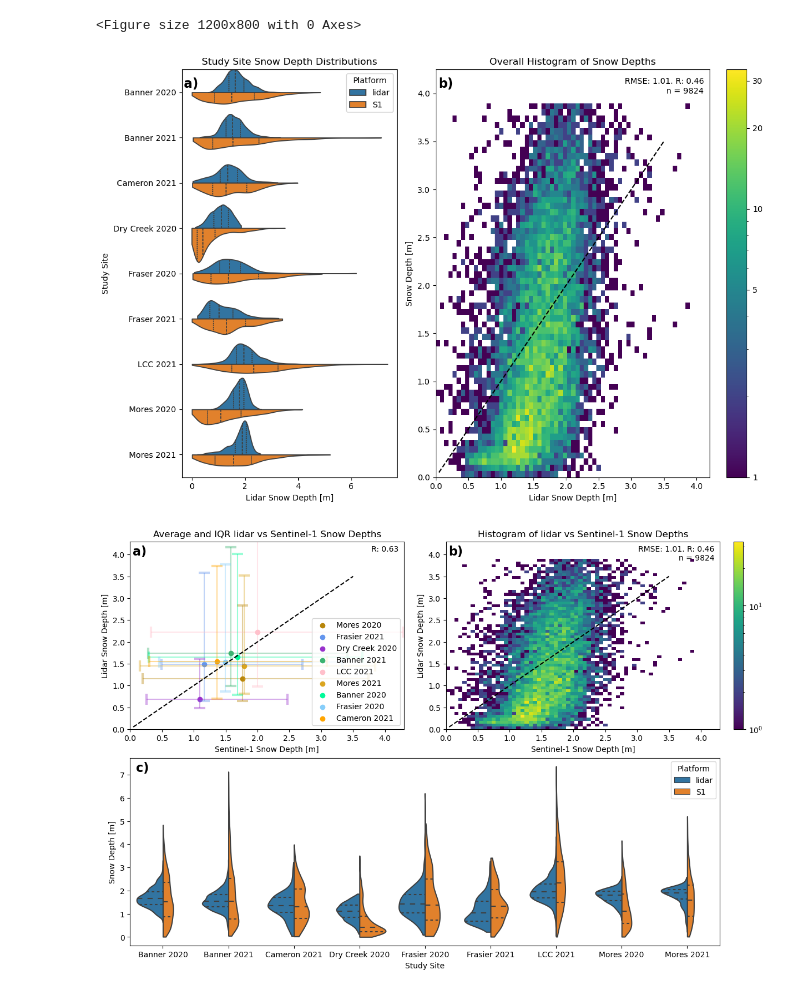
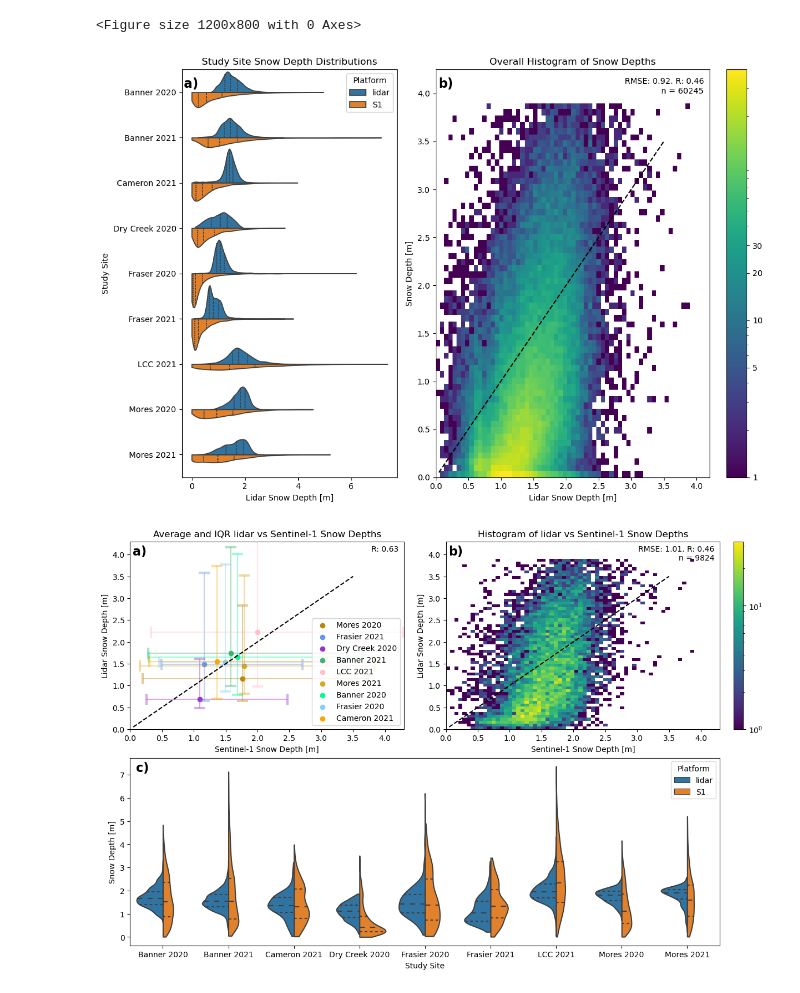
Before and after one commit to ZachHoppinen/spicy-analysis, a Jupyter notebook: src/compare/overall/overall_performance.ipynb, the cells around one changed output. Drawn from its saved outputs; the diff is of its cells as text; code cells hidden in the pictures.

Commit message:
exploring scale factor vs RMSE relationships

```diff
--- a/src/compare/overall/overall_performance.ipynb
+++ b/src/compare/overall/overall_performance.ipynb
@@ -84,8 +84,8 @@ for stem, ds in dss.items():
     site_name = stem.replace('_', ' ').split('-')[0].replace('Little Cottonwood', 'LCC').replace('Frasier', 'Fraser')
 
     ds = ds.sel(time = im_date, method = 'nearest')
-    ds = ds.where(ds['wet_snow'] == 0)
-    ds = ds.where(ds['snow_depth'] > 0)
+    # ds = ds.where(ds['wet_snow'] == 0)
+    # ds = ds.where(ds['snow_depth'] > 0)
     # ds = ds.coarsen(x = 4, y = 4, boundary = 'pad').mean()
     # ds = ds.where(ds['fcf']<0.5)
 
@@ -116,7 +116,9 @@ ys = np.array(ys)[idx]
 
 h = axes[0].hist2d(xs, ys, bins = 60, range = [[0.0, 3.9], [0.0, 3.9]], norm = mpl.colors.LogNorm())
 r, b, mae, rmse = get_stats(xs, ys)
-axes[0].text(0.98, 0.98, f'RMSE: {rmse:.2f}. R: {r:.2f}\nn = {len(xs)}', transform = axes[0].transAxes, ha = 'right', va = 'top')
+# rmse, n  = 0.92, 60245
+n = len(xs)
+axes[0].text(0.98, 0.98, f'RMSE: {rmse:.2f}. R: {r:.2f}\nn = {n}', transform = axes[0].transAxes, ha = 'right', va = 'top')
 
 # divider = make_axes_locatable(axes[1])
 # cax = divider.append_axes('right', size='5%', pad=0.05)
@@ -128,34 +130,34 @@ cbar.set_ticklabels([1, 5, 10, 20, 30])
 # cbar.ax.set_xticklabels(['1', '10'])  # horizontal colorbar
 
 r, b, mae, rmse = get_stats(mean_x, mean_y)
 # axes[0].text(0.98, 0.98, f'R: {r:.2f}', transform = axes[0].transAxes, ha = 'right', va = 'top')
 # axes[0].legend(loc = 'lower right')
 
 sns.violinplot(data = full.sort_values('Study Site').reset_index(), x = 'snow_depth', y = 'Study Site', hue = 'Platform', split=True, inner='quartile', cut=0, ax = f_ax2, width = 1.5)
 
 for ax, letter in zip(all_axes, ['b','a','c']):
     ax.text(0.01, 0.98,f'{letter})', transform=ax.transAxes, ha = 'left', va = 'top', weight='bold', size = 16)
 
 for ax in axes:
     ax.set_ylim(0, 4.25)
     ax.set_xlim(0, 4.2)
     ax.set_xlabel('Lidar Snow Depth [m]')
     ax.set_ylabel('Sentinel-1 Snow Depth [m]')
     ax.plot([0.05, 3.5], [0.05, 3.5], linestyle = 'dashed', color = 'black')
     ax.set_ylabel('Snow Depth [m]')
 #
 f_ax1.set_title('Overall Histogram of Snow Depths')
 f_ax2.set_title('Study Site Snow Depth Distributions')
 f_ax2.set_xlabel('Lidar Snow Depth [m]')
 
 plt.subplots_adjust(hspace = 0.2, wspace = 0.2)
 
 plt.tight_layout()
 
 plt.savefig('../../../figures/overall/overall_3panel.png')
 # %% [output]
 <Figure size 1200x800 with 0 Axes>
-[figure, old version]
+[figure, new version]
 # %%
 # loc_colors = {'Banner_2020-02-18': 'mediumspringgreen', 'Banner_2021-03-15': 'mediumseagreen', 'Cameron_2021-03-19': 'orange', \
 #     'Dry_Creek_2020-02-19': 'darkorchid', 'Frasier_2020-02-11': 'lightskyblue', 'Frasier_2021-03-19': 'cornflowerblue', \
```
Also changed, not shown: 3 other files.
